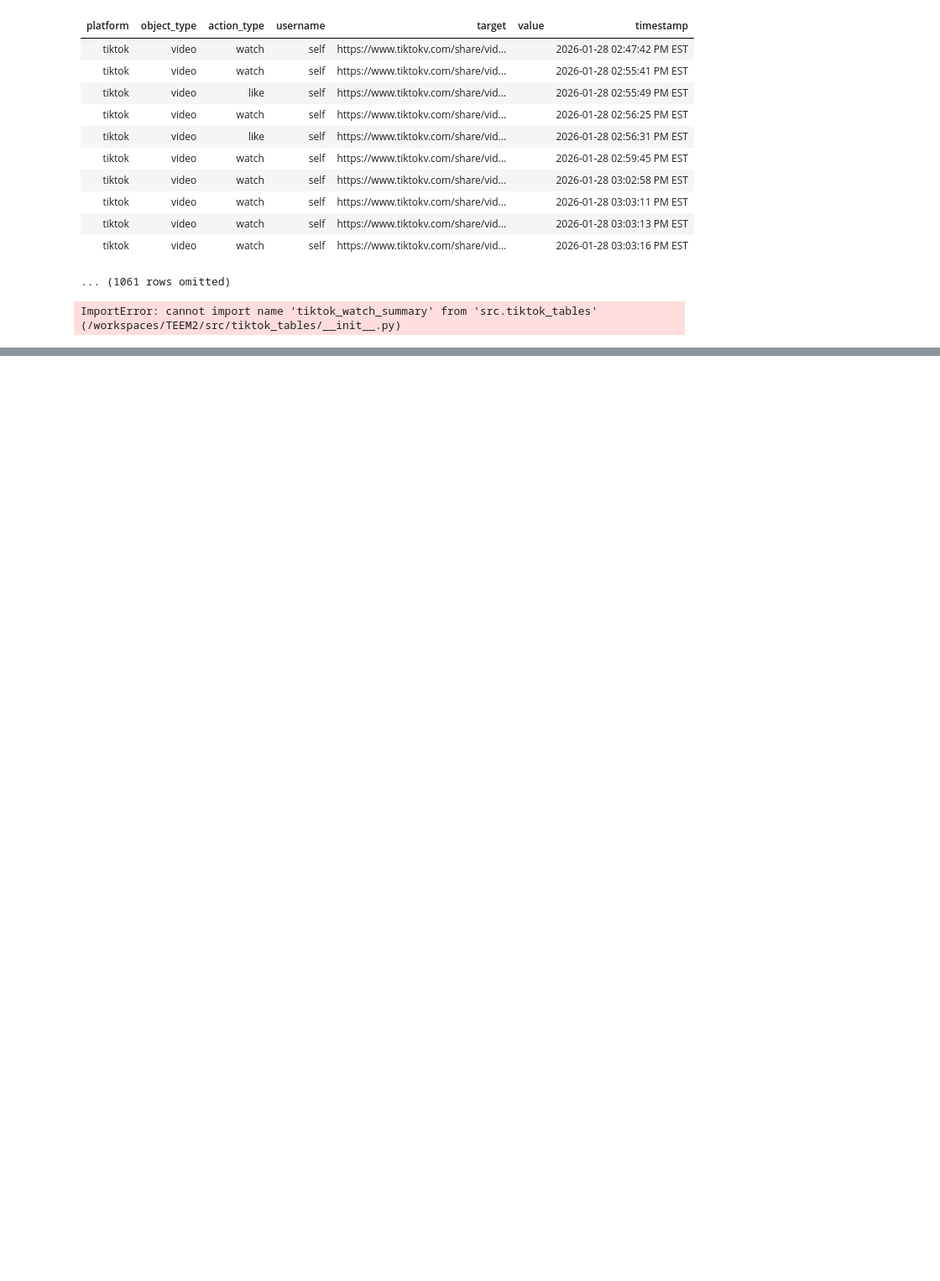
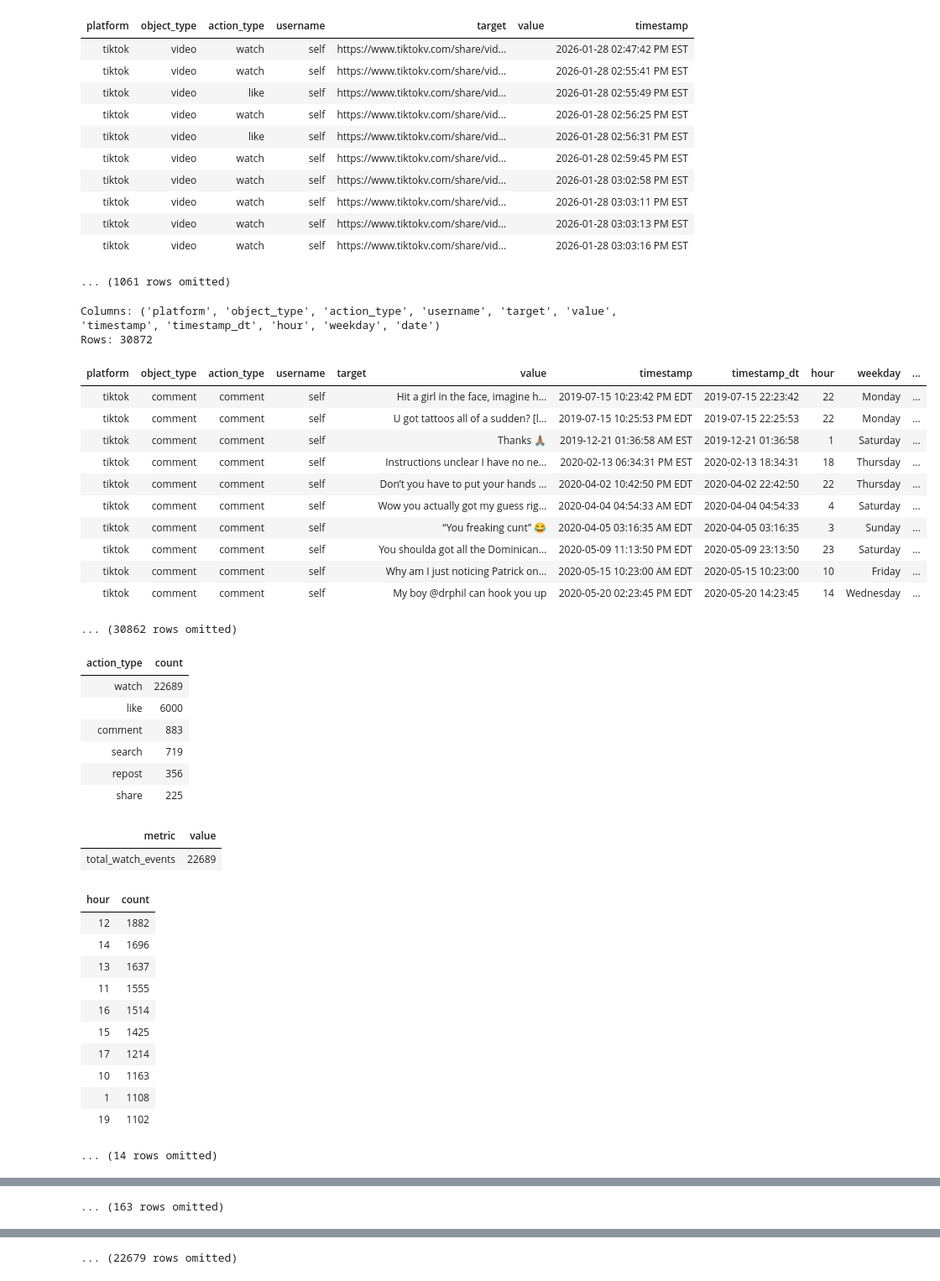
Before and after one commit to lujiec2020/TEEM2, a Jupyter notebook: analysis.ipynb, the cells around one changed output, grey strips where cells are left out. Shown at 84% size. Saved outputs shown, nothing was run; the diff lists cells and outputs as text; code cells hidden in the pictures; blank space fills up the shorter version.

Commit message:
Testing For Tiktok

```diff
--- a/analysis.ipynb
+++ b/analysis.ipynb
@@ -86,11 +86,3 @@ t.show(10)
 | tiktok | video | watch | self | https://www.tiktokv.com/share/vid... |  | 2026-01-28 03:03:13 PM EST |
 | tiktok | video | watch | self | https://www.tiktokv.com/share/vid... |  | 2026-01-28 03:03:16 PM EST |
 ... (1061 rows omitted)
-# %%
-from src.tiktok_tables import tiktok_events, tiktok_watch_summary
-
-t = tiktok_events("data/user_data_tiktok.json")
-summary = tiktok_watch_summary(t)
-summary["by_hour"]
-# %% [output]
-ImportError: cannot import name 'tiktok_watch_summary' from 'src.tiktok_tables' (/workspaces/TEEM2/src/tiktok_tables/__init__.py)
@@ -105,0 +89,63 @@ t.group("action_type")
+# %%
+# --- TikTok quick test cell (paste into analysis.ipynb) ---
+
+from src.tiktok_tables.tiktok_events import tiktok_events, tiktok_watch_summary
+
+# 1) Build the TikTok events table
+t = tiktok_events("data/user_data_tiktok.json", tz="America/New_York")
+
+# 2) Inspect
+print("Columns:", t.labels)
+print("Rows:", t.num_rows)
+t.show(10)
+
+# 3) Basic breakdowns
+t.group("action_type").sort("count", descending=True).show()
+
+# 4) TikTok-only watch summary (returns dict of tables)
+out = tiktok_watch_summary(t)
+
+out["total"].show()
+out["by_hour"].show(10)
+out["by_weekday"].show()
+out["by_date"].show(10)
+
+# 5) Optional: only watch events table (useful for plotting)
+watch = t.where("action_type", "watch")
+watch.show(10)
+# %% [output]
+Columns: ('platform', 'object_type', 'action_type', 'username', 'target', 'value', 'timestamp', 'timestamp_dt', 'hour', 'weekday', 'date')
+Rows: 30872
+| platform | object_type | action_type | username | target | value | timestamp | timestamp_dt | hour | weekday | ... |
+| tiktok | comment | comment | self |  | Hit a girl in the face, imagine h... | 2019-07-15 10:23:42 PM EDT | 2019-07-15 22:23:42 | 22 | Monday | ... |
+| tiktok | comment | comment | self |  | U got tattoos all of a sudden? [l... | 2019-07-15 10:25:53 PM EDT | 2019-07-15 22:25:53 | 22 | Monday | ... |
+| tiktok | comment | comment | self |  | Thanks 🙏🏽 | 2019-12-21 01:36:58 AM EST | 2019-12-21 01:36:58 | 1 | Saturday | ... |
+| tiktok | comment | comment | self |  | Instructions unclear I have no ne... | 2020-02-13 06:34:31 PM EST | 2020-02-13 18:34:31 | 18 | Thursday | ... |
+| tiktok | comment | comment | self |  | Don’t you have to put your hands ... | 2020-04-02 10:42:50 PM EDT | 2020-04-02 22:42:50 | 22 | Thursday | ... |
+| tiktok | comment | comment | self |  | Wow you actually got my guess rig... | 2020-04-04 04:54:33 AM EDT | 2020-04-04 04:54:33 | 4 | Saturday | ... |
+| tiktok | comment | comment | self |  | “You freaking cunt” 😂 | 2020-04-05 03:16:35 AM EDT | 2020-04-05 03:16:35 | 3 | Sunday | ... |
+| tiktok | comment | comment | self |  | You shoulda got all the Dominican... | 2020-05-09 11:13:50 PM EDT | 2020-05-09 23:13:50 | 23 | Saturday | ... |
+| tiktok | comment | comment | self |  | Why am I just noticing Patrick on... | 2020-05-15 10:23:00 AM EDT | 2020-05-15 10:23:00 | 10 | Friday | ... |
+| tiktok | comment | comment | self |  | My boy @drphil can hook you up | 2020-05-20 02:23:45 PM EDT | 2020-05-20 14:23:45 | 14 | Wednesday | ... |
+... (30862 rows omitted)
+| action_type | count |
+| watch | 22689 |
+| like | 6000 |
+| comment | 883 |
+| search | 719 |
+| repost | 356 |
+| share | 225 |
+| metric | value |
+| total_watch_events | 22689 |
+| hour | count |
+| 12 | 1882 |
+| 14 | 1696 |
+| 13 | 1637 |
+| 11 | 1555 |
+| 16 | 1514 |
+| 15 | 1425 |
+| 17 | 1214 |
+| 10 | 1163 |
+| 1 | 1108 |
+| 19 | 1102 |
+... (14 rows omitted)
@@ -105,0 +171 @@ t.group("action_type")
+... (163 rows omitted)
@@ -106,3 +183,4 @@ t.group("action_type")
+... (22679 rows omitted)
 # %%
 t_pt = tiktok_events("data/user_data_tiktok.json", tz="America/Los_Angeles")
 t_pt.show(5)
```
Also changed, not shown: parts of 2 cells of this notebook.
